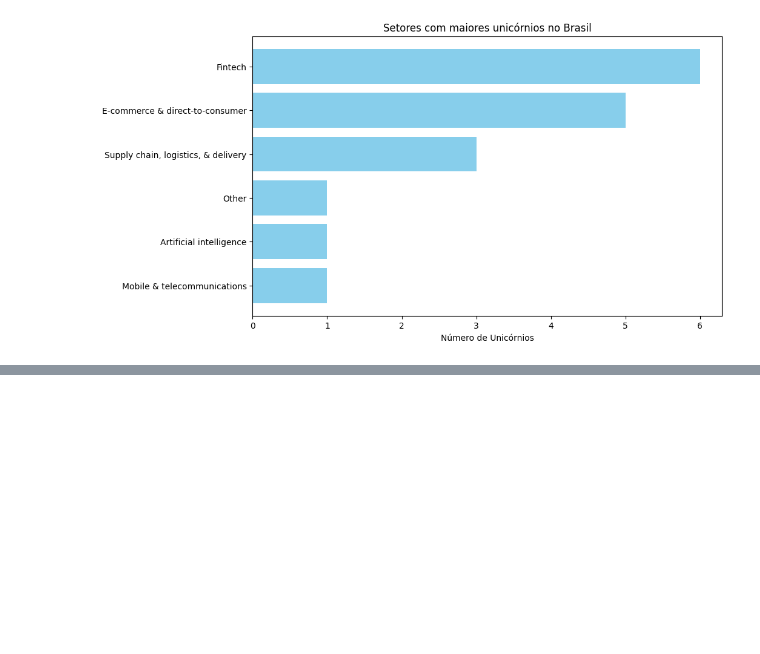
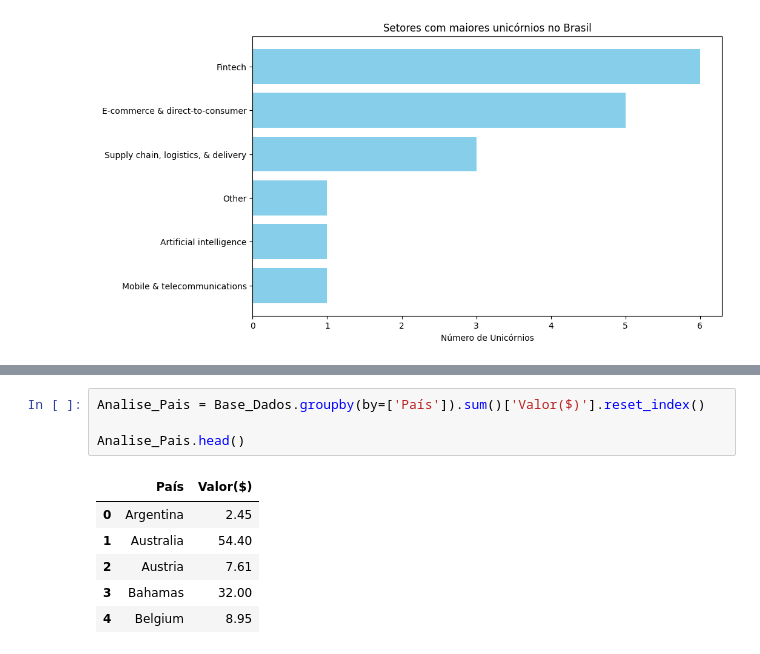
Before and after one commit to LuisLessi/Unicorn-Startups, a Jupyter notebook: Projeto Unicornios.ipynb, the cells around one changed output, grey strips where cells are left out. Cells and saved outputs as stored; diff of their text form; blank space fills up the shorter version.

```diff
--- a/Projeto Unicornios.ipynb
+++ b/Projeto Unicornios.ipynb
@@ -246,0 +247,11 @@ Base_Dados.head()
+# %%
+Analise_Pais = Base_Dados.groupby(by=['País']).sum()['Valor($)'].reset_index()
+
+Analise_Pais.head()
+# %% [output]
+|  | País | Valor($) |
+| 0 | Argentina | 2.45 |
+| 1 | Australia | 54.40 |
+| 2 | Austria | 7.61 |
+| 3 | Bahamas | 32.00 |
+| 4 | Belgium | 8.95 |
```
Also changed, not shown: parts of 2 cells of this notebook.
